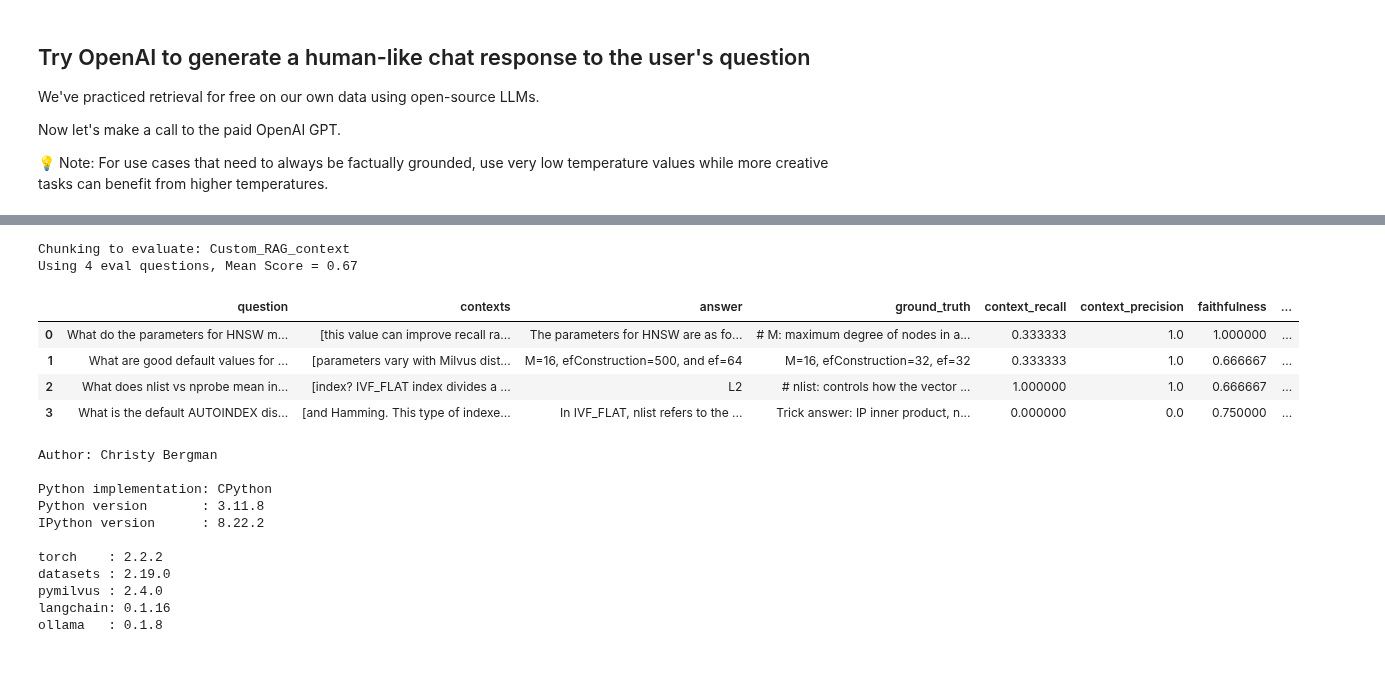
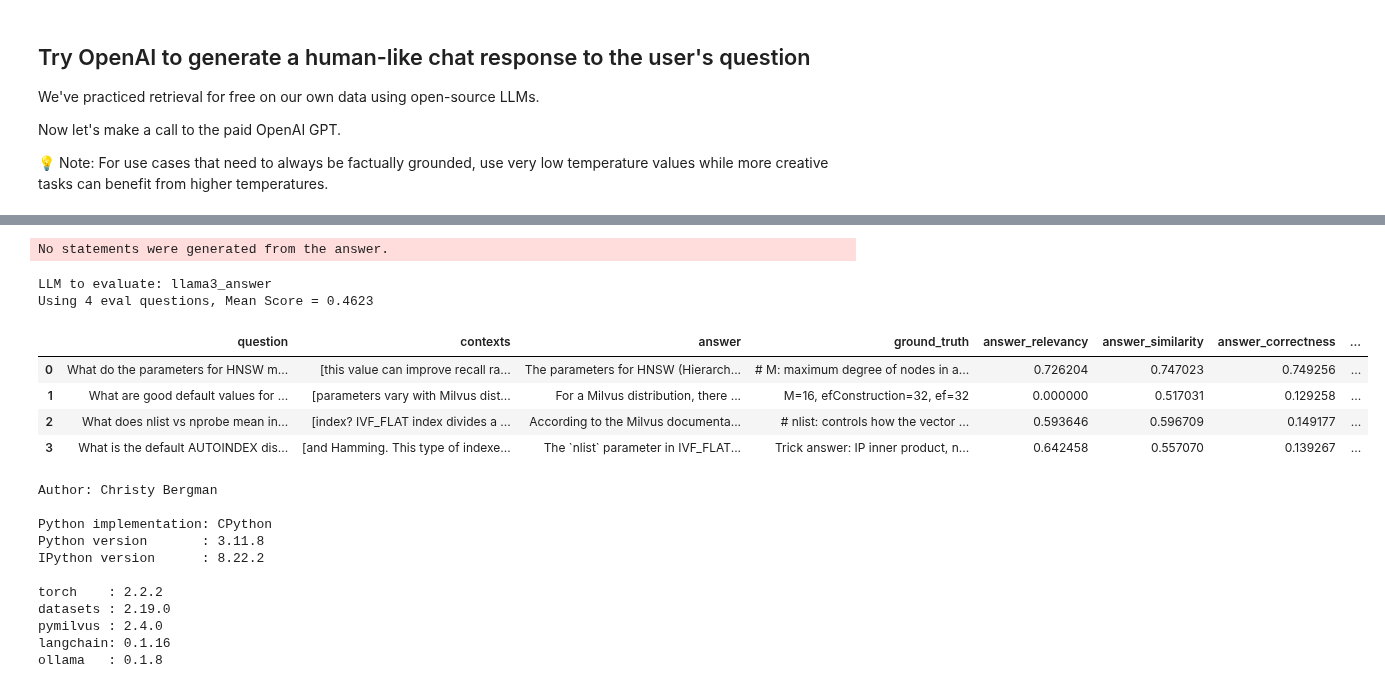
Before and after one commit to AKJUS/bootcamp, a Jupyter notebook: bootcamp/workshops/sfbayacm_april_24_2024.ipynb, the cells around one changed output, grey strips where cells are left out. Drawn from its saved outputs; the diff is of its cells as text; code cells hidden in the pictures.

```diff
--- a/bootcamp/workshops/sfbayacm_april_24_2024.ipynb
+++ b/bootcamp/workshops/sfbayacm_april_24_2024.ipynb
@@ -1189,23 +1206,23 @@ display(eval_df.head())
 ##########################################
 # EVALUATE_WHAT = 'ANSWERS' or 'CONTEXTS'
 ##########################################
-# EVALUATE_WHAT = 'ANSWERS'
-EVALUATE_WHAT = 'CONTEXTS'
+EVALUATE_WHAT = 'ANSWERS'
+# EVALUATE_WHAT = 'CONTEXTS'
 
 # Possible LLM model choices to evaluate:
 # 1. openai gpt-3.5-turbo = 'Custom_RAG_answer'
 # 2. llama3_answer
 # 3. anthropic_claud3_haiku_answer
 # LLM_TO_EVALUATE = 'Custom_RAG_answer'
-# LLM_TO_EVALUATE = 'llama3_answer'
+LLM_TO_EVALUATE = 'llama3_answer'
 # LLM_TO_EVALUATE = 'anthropic_claud3_haiku_answer'
-LLM_TO_EVALUATE = 'anyscale_mixtral_8x22b_instruct'
+# LLM_TO_EVALUATE = 'mixtral_8x22b_instruct'
 
 # Possible chunking strategies to evaluate:
 # 1. recursivetextsplitter = 'Simple'
 # 2. htmlsplitter = 'Custom_RAG_context'
 # 3. small_big_splitter
-CONTEXT_TO_EVALUATE='Simple'
+# CONTEXT_TO_EVALUATE='Simple'
 CONTEXT_TO_EVALUATE='Custom_RAG_context'
 
 if EVALUATE_WHAT == 'ANSWERS':
@@ -1223,39 +1240,40 @@ elif EVALUATE_WHAT == 'CONTEXTS':
     eval_metrics=[
         context_recall,
         context_precision,
         faithfulness,
         ]
     metrics = ['context_recall', 'context_precision', 'faithfulness']
 
 # Change the default the llm-as-critic.
 LLM_NAME = "gpt-3.5-turbo"
 ragas_llm = ragas.llms.llm_factory(model=LLM_NAME)
 
 # Change the default embeddings to HuggingFace models.
 EMB_NAME = "BAAI/bge-large-en-v1.5"
 lc_embeddings = HuggingFaceEmbeddings(model_name=EMB_NAME)
 ragas_emb = LangchainEmbeddingsWrapper(embeddings=lc_embeddings)
 
 # Change each metric.
 for metric in metrics:
     globals()[metric].llm = ragas_llm
     globals()[metric].embeddings = ragas_emb
 
 # Execute the evaluation.
 ragas_result, score = _eval_ragas.evaluate_ragas_model(
     eval_df, eval_metrics, LLM_TO_EVALUATE,
     CONTEXT_TO_EVALUATE, EVALUATE_WHAT)
 
 # Display the results.
 print(f"Using {eval_df.shape[0]} eval questions, Mean Score = {score}")
 display(ragas_result.head())
 # %% [output]
-Chunking to evaluate: Custom_RAG_context
-Using 4 eval questions, Mean Score = 0.67
+No statements were generated from the answer.
+LLM to evaluate: llama3_answer
+Using 4 eval questions, Mean Score = 0.4623
-|  | question | contexts | answer | ground_truth | context_recall | context_precision | faithfulness | ... |
-| 0 | What do the parameters for HNSW m... | [this value can improve recall ra... | The parameters for HNSW are as fo... | # M: maximum degree of nodes in a... | 0.333333 | 1.0 | 1.000000 | ... |
-| 1 | What are good default values for ... | [parameters vary with Milvus dist... | M=16, efConstruction=500, and ef=64 | M=16, efConstruction=32, ef=32 | 0.333333 | 1.0 | 0.666667 | ... |
-| 2 | What does nlist vs nprobe mean in... | [index? IVF_FLAT index divides a ... | L2 | # nlist: controls how the vector ... | 1.000000 | 1.0 | 0.666667 | ... |
-| 3 | What is the default AUTOINDEX dis... | [and Hamming. This type of indexe... | In IVF_FLAT, nlist refers to the ... | Trick answer: IP inner product, n... | 0.000000 | 0.0 | 0.750000 | ... |
+|  | question | contexts | answer | ground_truth | answer_relevancy | answer_similarity | answer_correctness | ... |
+| 0 | What do the parameters for HNSW m... | [this value can improve recall ra... | The parameters for HNSW (Hierarch... | # M: maximum degree of nodes in a... | 0.726204 | 0.747023 | 0.749256 | ... |
+| 1 | What are good default values for ... | [parameters vary with Milvus dist... | For a Milvus distribution, there ... | M=16, efConstruction=32, ef=32 | 0.000000 | 0.517031 | 0.129258 | ... |
+| 2 | What does nlist vs nprobe mean in... | [index? IVF_FLAT index divides a ... | According to the Milvus documenta... | # nlist: controls how the vector ... | 0.593646 | 0.596709 | 0.149177 | ... |
+| 3 | What is the default AUTOINDEX dis... | [and Hamming. This type of indexe... | The `nlist` parameter in IVF_FLAT... | Trick answer: IP inner product, n... | 0.642458 | 0.557070 | 0.139267 | ... |
 # %%
 ####################################################
```
Also changed, not shown: parts of 16 cells of this notebook, 1 other file.
